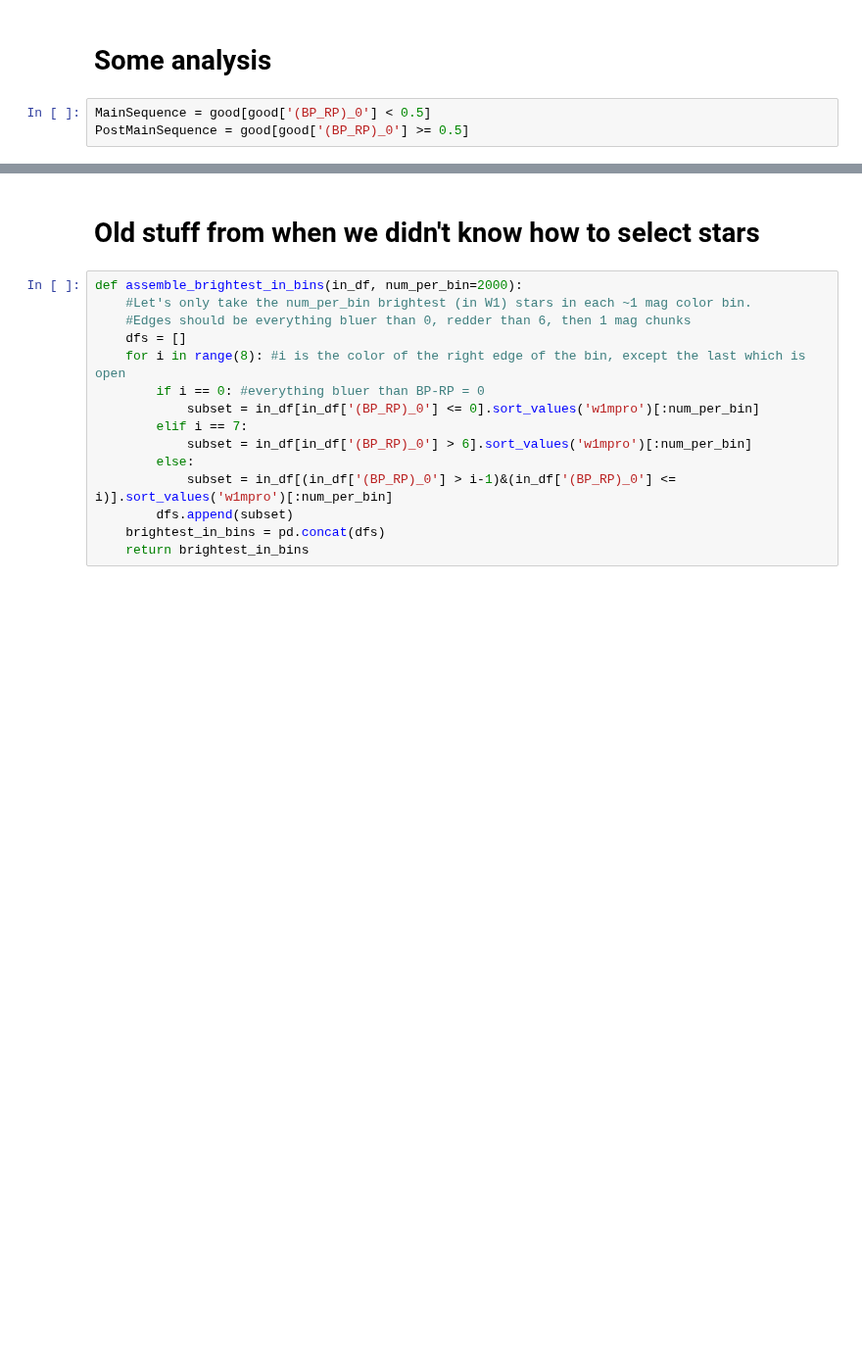
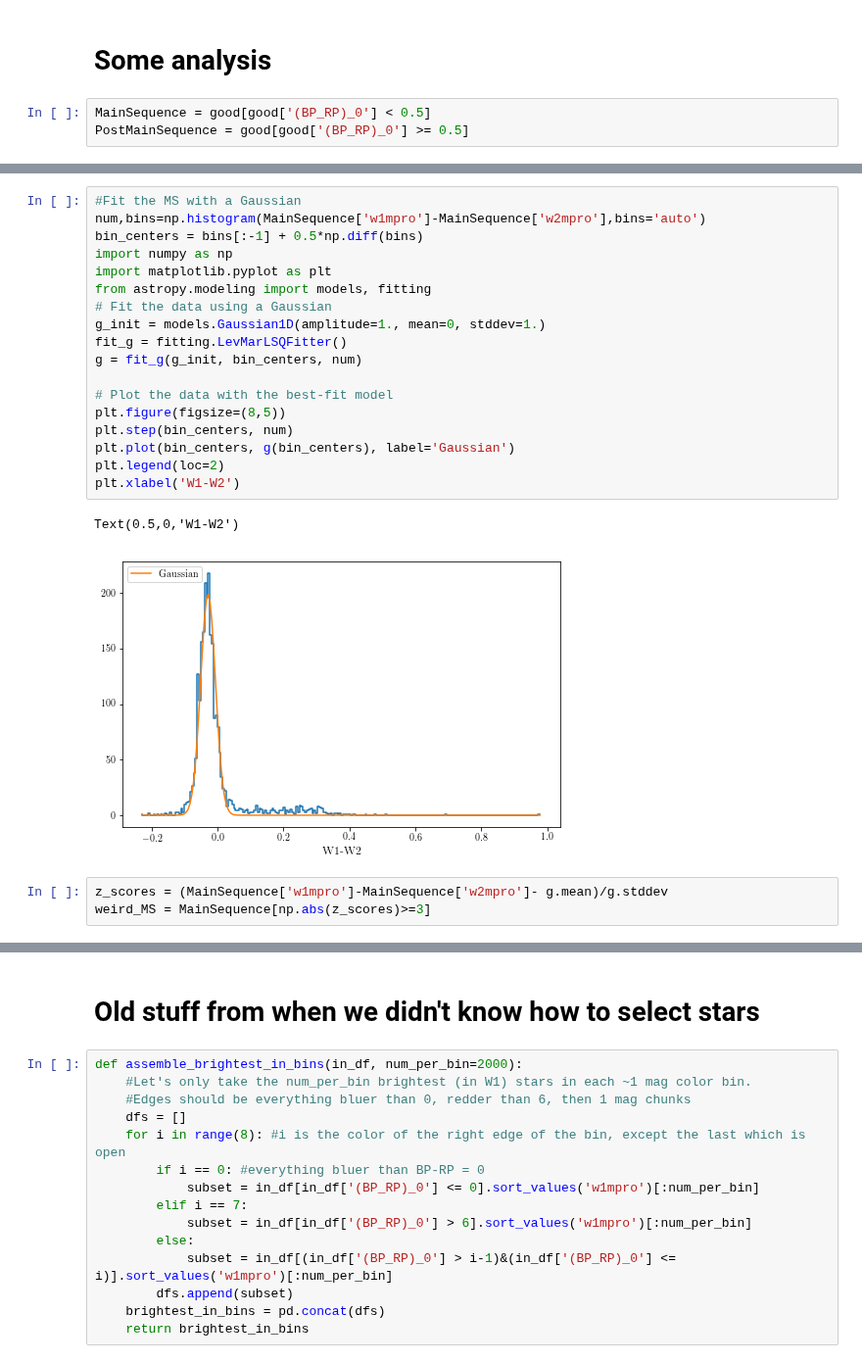
Before and after one commit to tzdwi/GaiaSprintMassive, a Jupyter notebook: WISE/data/bright_sample/sample.ipynb, the cells around one changed output, grey strips where cells are left out. Shown at 98% size. Cells and saved outputs as stored; diff of their text form; blank space fills up the shorter version.

Commit message:
playing more with sample. I'm doing a data science!

```diff
--- a/WISE/data/bright_sample/sample.ipynb
+++ b/WISE/data/bright_sample/sample.ipynb
@@ -322,0 +322,24 @@ KstestResult(statistic=0.4234794840444941, pvalue=0.0)
+# %%
+#Fit the MS with a Gaussian
+num,bins=np.histogram(MainSequence['w1mpro']-MainSequence['w2mpro'],bins='auto')
+bin_centers = bins[:-1] + 0.5*np.diff(bins)
+import numpy as np
+import matplotlib.pyplot as plt
+from astropy.modeling import models, fitting
+# Fit the data using a Gaussian
+g_init = models.Gaussian1D(amplitude=1., mean=0, stddev=1.)
+fit_g = fitting.LevMarLSQFitter()
+g = fit_g(g_init, bin_centers, num)
+
+# Plot the data with the best-fit model
+plt.figure(figsize=(8,5))
+plt.step(bin_centers, num)
+plt.plot(bin_centers, g(bin_centers), label='Gaussian')
+plt.legend(loc=2)
+plt.xlabel('W1-W2')
+# %% [output]
+Text(0.5,0,'W1-W2')
+[figure, added]
+# %%
+z_scores = (MainSequence['w1mpro']-MainSequence['w2mpro']- g.mean)/g.stddev
+weird_MS = MainSequence[np.abs(z_scores)>=3]
```
Also changed, not shown: parts of 4 cells of this notebook.
